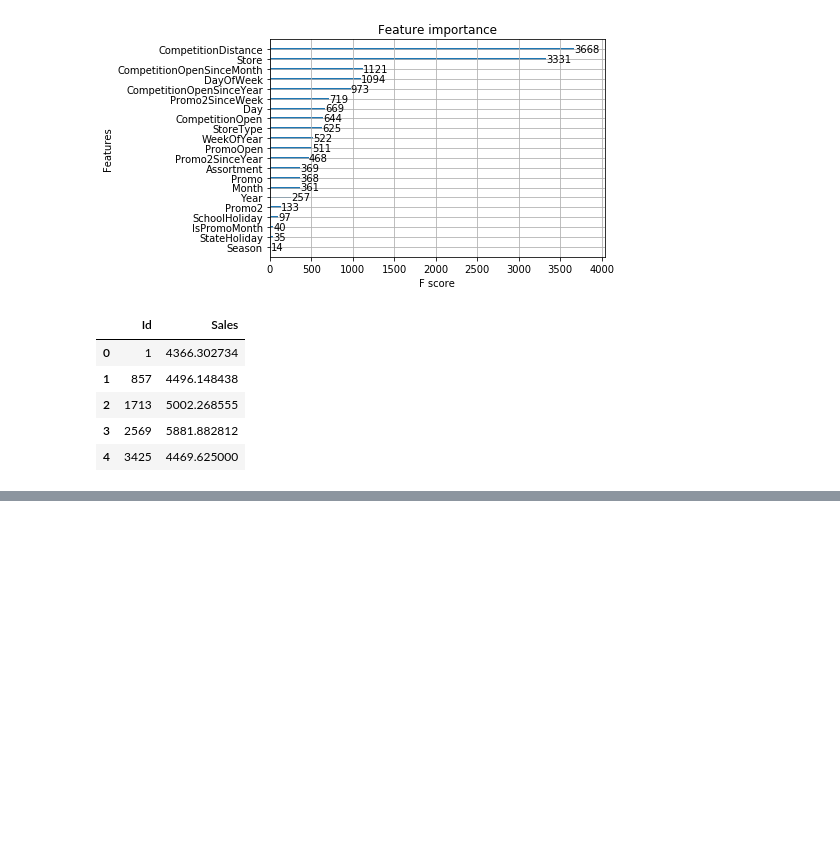
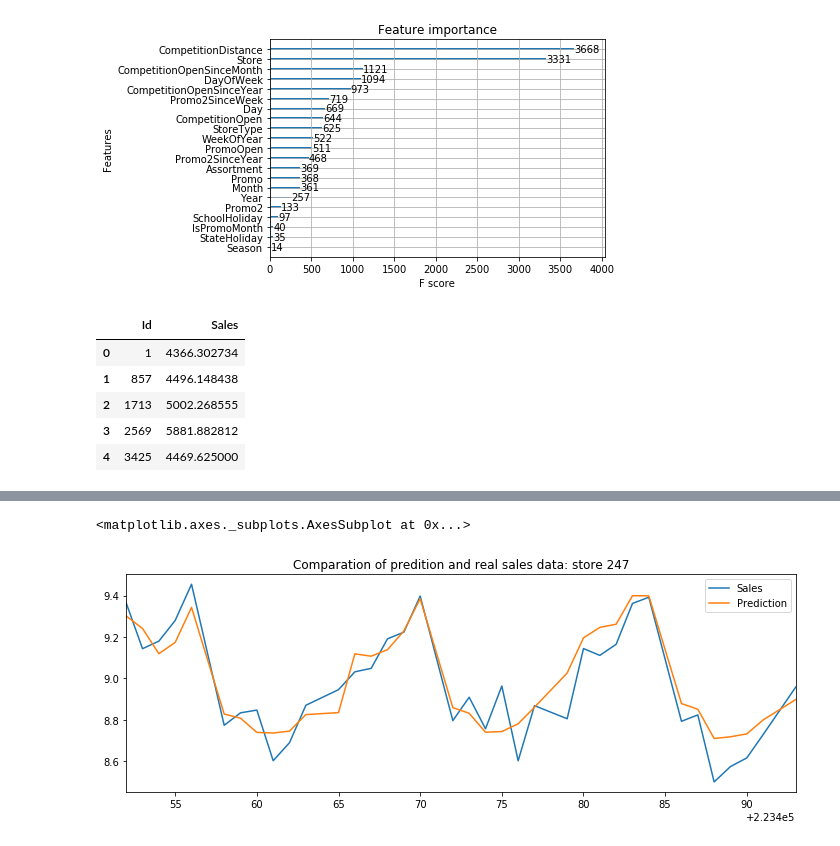
Before and after one commit to DnYee/Rossmann_capstone_project, a Jupyter notebook: Rossmann.ipynb, the cells around one changed output, grey strips where cells are left out. Saved outputs shown, nothing was run; the diff lists cells and outputs as text; code cells hidden in the pictures; blank space fills up the shorter version.

```diff
--- a/Rossmann.ipynb
+++ b/Rossmann.ipynb
@@ -677,0 +846,10 @@ forecasts.to_csv('forecasts18.csv',index = False)
+# %%
+sample2 = pd.DataFrame(data = X_ytest_md)
+sample2['Prediction']=yhat*0.995
+sample2 = pd.merge(X_xtest_md,sample2, left_index= True, right_index=True)
+
+s1 = pd.DataFrame(sample2[sample2['Store']==247],columns = ['Sales','Prediction'])
+s1.plot(title = 'Comparation of predition and real sales data: store {}'.format(247),figsize=(12,4))
+# %% [output]
+<matplotlib.axes._subplots.AxesSubplot at 0x...>
+[figure, added]
```
Also changed, not shown: parts of 25 cells of this notebook, 5 other files.
